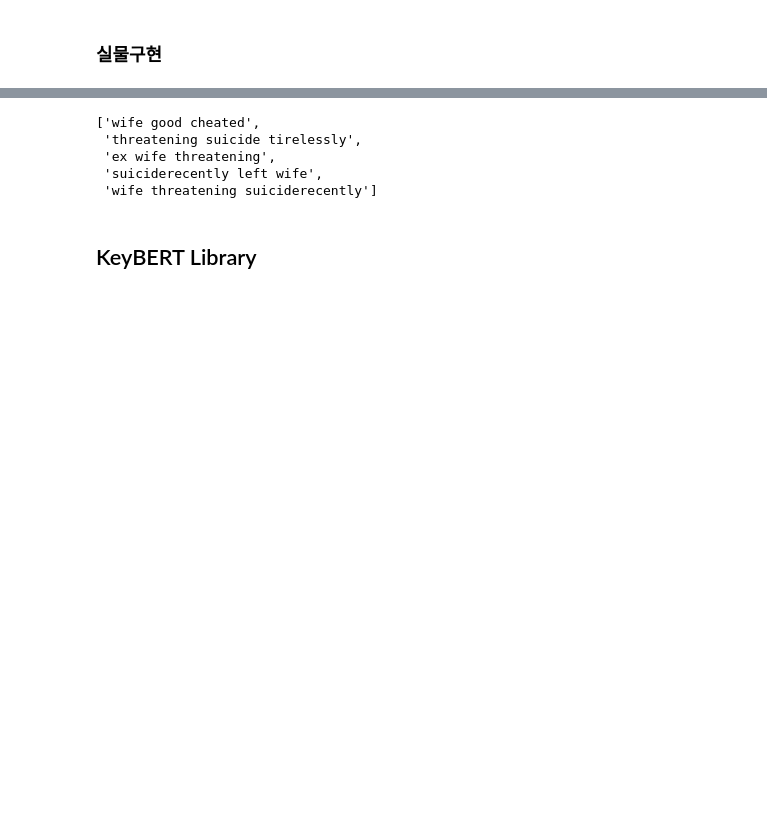
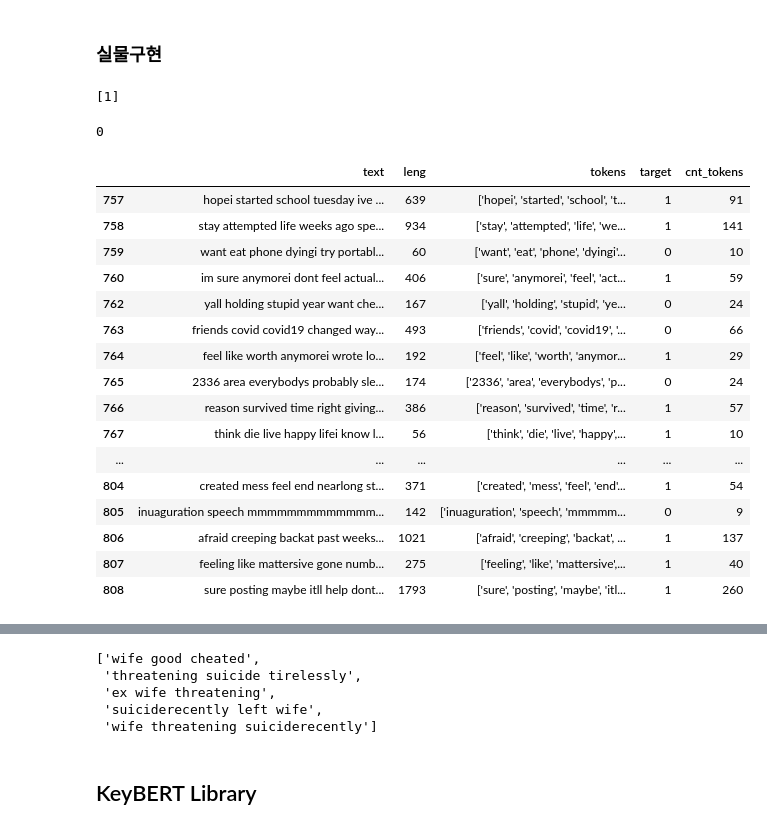
Before and after one commit to minshyee/CP1, a Jupyter notebook: Experiment_model_keyBERT.ipynb, the cells around one changed output, grey strips where cells are left out. Cells and saved outputs as stored; diff of their text form; code cells hidden in the pictures; blank space fills up the shorter version.

```diff
--- a/Experiment_model_keyBERT.ipynb
+++ b/Experiment_model_keyBERT.ipynb
@@ -114,4 +154,9 @@ from sklearn.metrics.pairwise import cosine_similarity
 from sentence_transformers import SentenceTransformer
 # %% [markdown]
 ### 실물구현
+# %%
+x = [[1]]*3
+x[0]
+# %% [output]
+[1]
 # %%
@@ -118,0 +164,24 @@ doc = df['text'][0]
+# %%
+doc.isnull().sum()
+# %% [output]
+0
+# %%
+df[750:800]
+# %% [output]
+|  | text | leng | tokens | target | cnt_tokens |
+| 757 | hopei started school tuesday ive ... | 639 | ['hopei', 'started', 'school', 't... | 1 | 91 |
+| 758 | stay attempted life weeks ago spe... | 934 | ['stay', 'attempted', 'life', 'we... | 1 | 141 |
+| 759 | want eat phone dyingi try portabl... | 60 | ['want', 'eat', 'phone', 'dyingi'... | 0 | 10 |
+| 760 | im sure anymorei dont feel actual... | 406 | ['sure', 'anymorei', 'feel', 'act... | 1 | 59 |
+| 762 | yall holding stupid year want che... | 167 | ['yall', 'holding', 'stupid', 'ye... | 0 | 24 |
+| 763 | friends covid covid19 changed way... | 493 | ['friends', 'covid', 'covid19', '... | 0 | 66 |
+| 764 | feel like worth anymorei wrote lo... | 192 | ['feel', 'like', 'worth', 'anymor... | 1 | 29 |
+| 765 | 2336 area everybodys probably sle... | 174 | ['2336', 'area', 'everybodys', 'p... | 0 | 24 |
+| 766 | reason survived time right giving... | 386 | ['reason', 'survived', 'time', 'r... | 1 | 57 |
+| 767 | think die live happy lifei know l... | 56 | ['think', 'die', 'live', 'happy',... | 1 | 10 |
+| ... | ... | ... | ... | ... | ... |
+| 804 | created mess feel end nearlong st... | 371 | ['created', 'mess', 'feel', 'end'... | 1 | 54 |
+| 805 | inuaguration speech mmmmmmmmmmmmm... | 142 | ['inuaguration', 'speech', 'mmmmm... | 0 | 9 |
+| 806 | afraid creeping backat past weeks... | 1021 | ['afraid', 'creeping', 'backat', ... | 1 | 137 |
+| 807 | feeling like mattersive gone numb... | 275 | ['feeling', 'like', 'mattersive',... | 1 | 40 |
+| 808 | sure posting maybe itll help dont... | 1793 | ['sure', 'posting', 'maybe', 'itl... | 1 | 260 |
```
Also changed, not shown: parts of 35 cells of this notebook.
